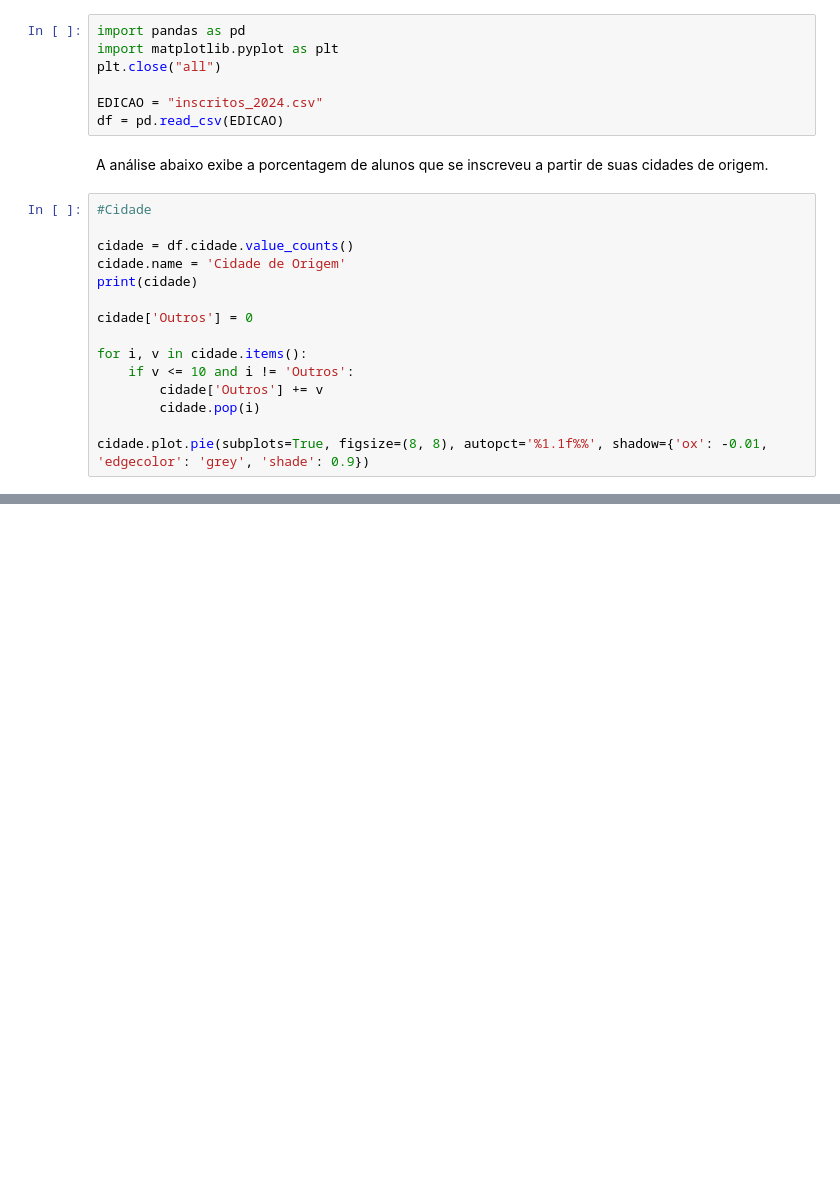
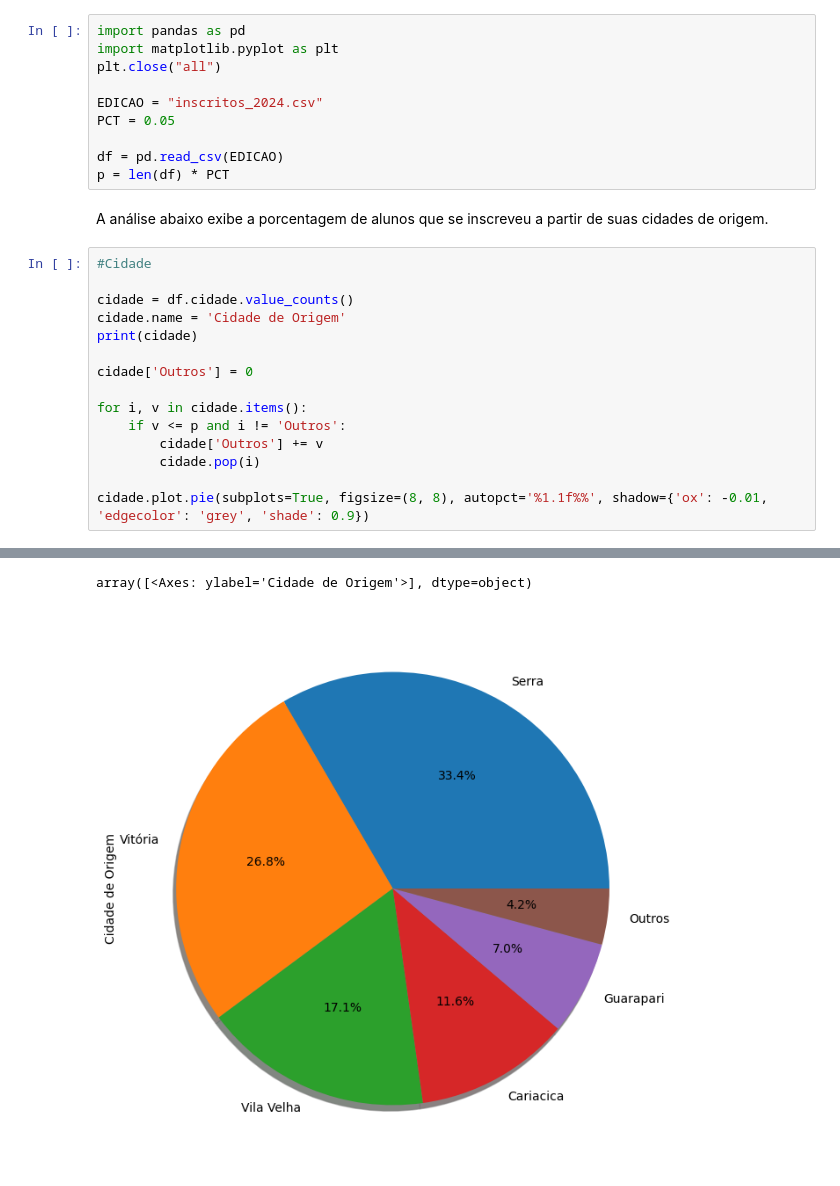
Before and after one commit to oeduardosg/introcomp, a Jupyter notebook: inscritos.ipynb, the cells around one changed output, grey strips where cells are left out. Cells and saved outputs as stored; diff of their text form; blank space fills up the shorter version.

Commit message:
Adiciona parâmetro de porcentagem para a linha Outros

```diff
--- a/inscritos.ipynb
+++ b/inscritos.ipynb
@@ -6,7 +6,10 @@ import matplotlib.pyplot as plt
 plt.close("all")
 
 EDICAO = "inscritos_2024.csv"
+PCT = 0.05
+
 df = pd.read_csv(EDICAO)
+p = len(df) * PCT
 # %% [markdown]
 A análise abaixo exibe a porcentagem de alunos que se inscreveu a partir de suas cidades de origem.
 # %%
@@ -19,8 +22,9 @@ print(cidade)
 cidade['Outros'] = 0
 
 for i, v in cidade.items():
-    if v <= 10 and i != 'Outros':
+    if v <= p and i != 'Outros':
         cidade['Outros'] += v
         cidade.pop(i)
 
 cidade.plot.pie(subplots=True, figsize=(8, 8), autopct='%1.1f%%', shadow={'ox': -0.01, 'edgecolor': 'grey', 'shade': 0.9})
+# %% [output]
@@ -27,3 +44,5 @@ cidade.plot.pie(subplots=True, figsize=(8, 8), autopct='%1.1f%%', shadow={'ox':
+array([<Axes: ylabel='Cidade de Origem'>], dtype=object)
+[figure, added]
 # %%
 #Escolaridade
 
```
Also changed, not shown: parts of 2 cells of this notebook.
